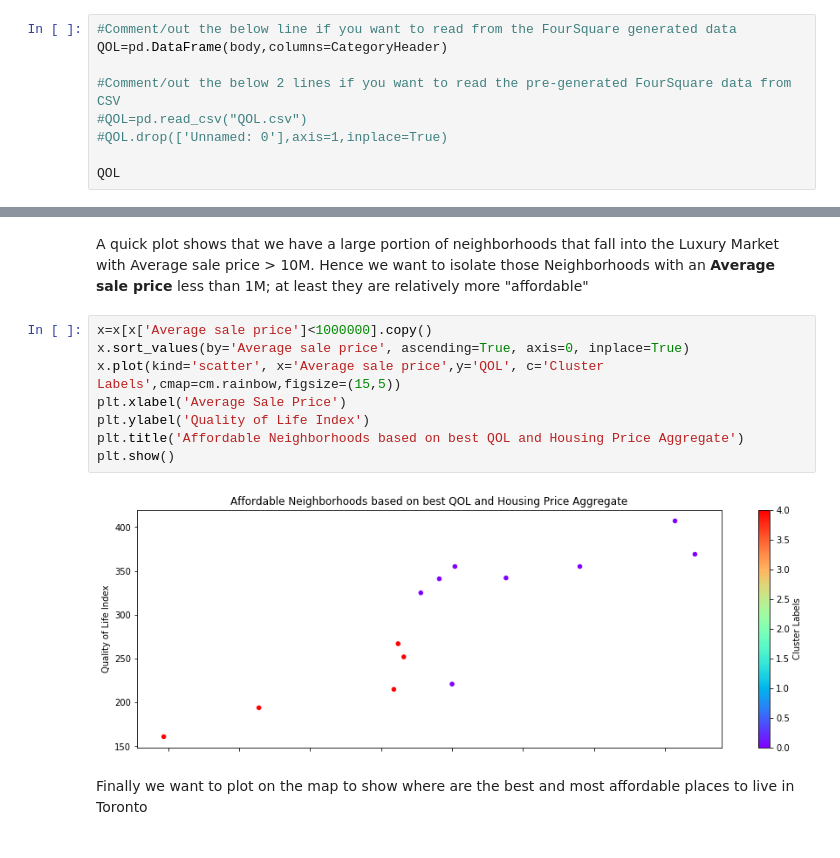
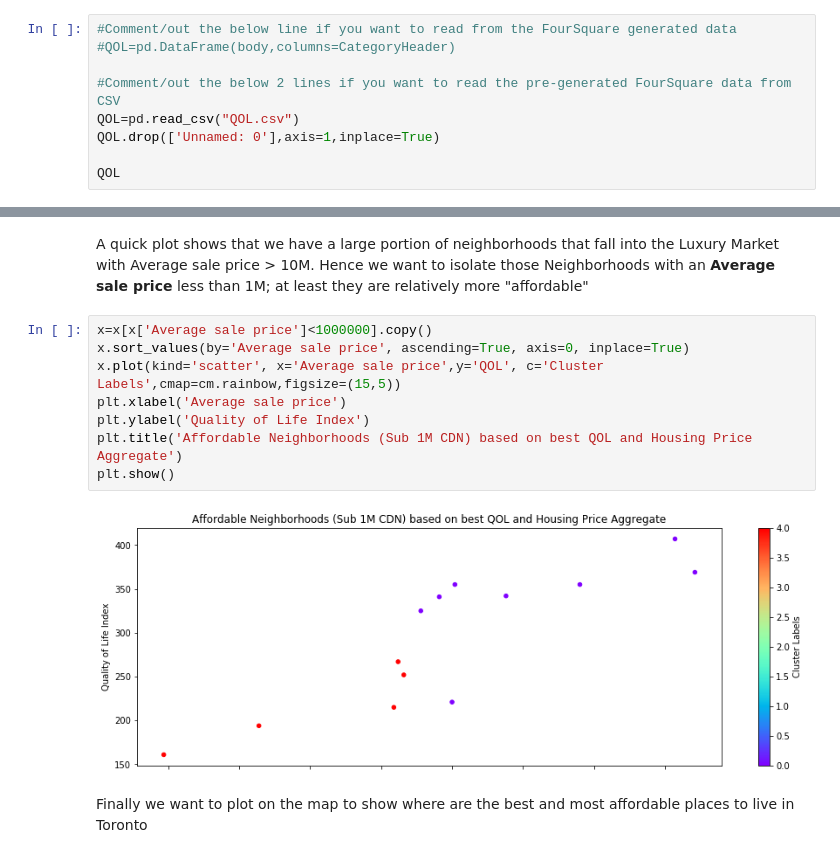
Before and after one commit to teacher298/Coursera_Capstone, a Jupyter notebook: CapstoneProjectNotebook.ipynb, the cells around one changed output, grey strips where cells are left out. Saved outputs shown, nothing was run; the diff lists cells and outputs as text.

```diff
--- a/CapstoneProjectNotebook.ipynb
+++ b/CapstoneProjectNotebook.ipynb
@@ -504,11 +502,11 @@ Thorncliffe Park
 Black Creek
 # %%
 #Comment/out the below line if you want to read from the FourSquare generated data
-QOL=pd.DataFrame(body,columns=CategoryHeader)
+#QOL=pd.DataFrame(body,columns=CategoryHeader)
 
 #Comment/out the below 2 lines if you want to read the pre-generated FourSquare data from CSV
-#QOL=pd.read_csv("QOL.csv")
-#QOL.drop(['Unnamed: 0'],axis=1,inplace=True)
+QOL=pd.read_csv("QOL.csv")
+QOL.drop(['Unnamed: 0'],axis=1,inplace=True)
 
 QOL
 # %% [output]
@@ -980,13 +969,13 @@ A quick plot shows that we have a large portion of neighborhoods that fall into
 # %%
 x=x[x['Average sale price']<1000000].copy()
 x.sort_values(by='Average sale price', ascending=True, axis=0, inplace=True)
 x.plot(kind='scatter', x='Average sale price',y='QOL', c='Cluster Labels',cmap=cm.rainbow,figsize=(15,5))
-plt.xlabel('Average Sale Price')
+plt.xlabel('Average sale price')
 plt.ylabel('Quality of Life Index')
-plt.title('Affordable Neighborhoods based on best QOL and Housing Price Aggregate')
+plt.title('Affordable Neighborhoods (Sub 1M CDN) based on best QOL and Housing Price Aggregate')
 plt.show()
 # %% [output]
-[figure, old version]
+[figure, new version]
 # %% [markdown]
 Finally we want to plot on the map to show where are the best and most affordable places to live in Toronto
 # %%
```
Also changed, not shown: parts of 28 cells of this notebook, 2 other files.
